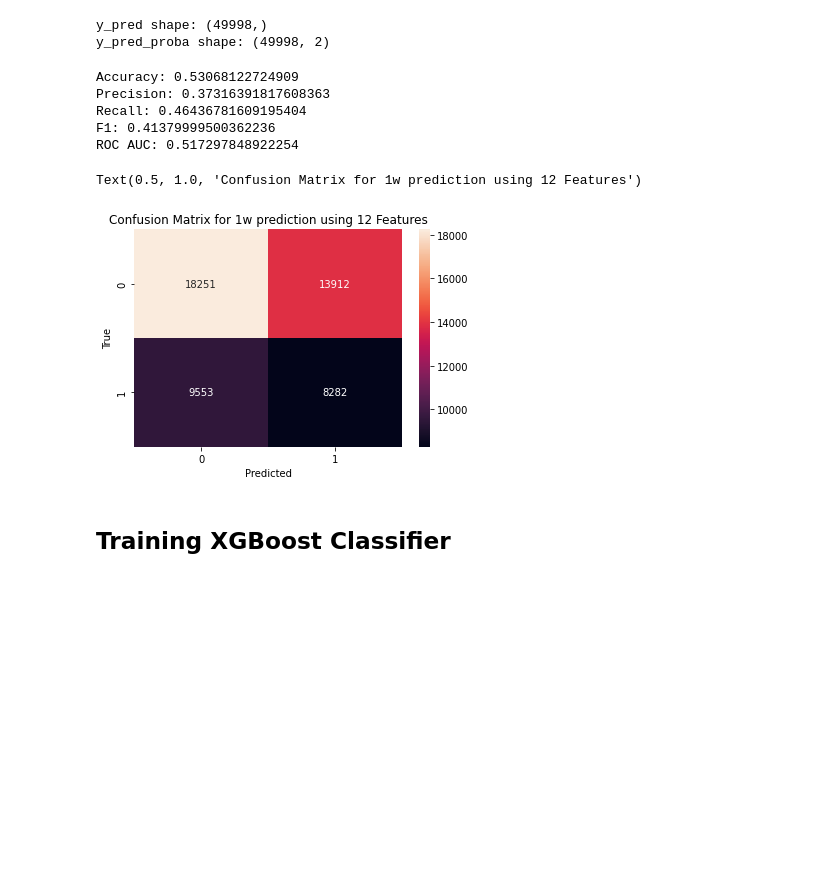
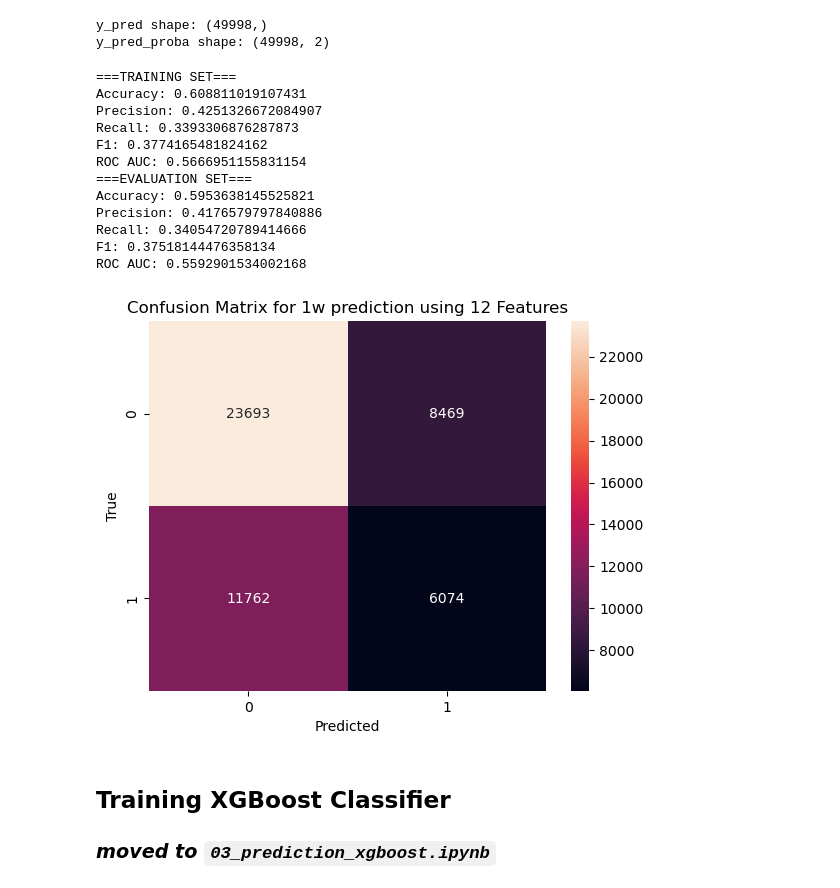
Before and after one commit to aashish-khub/bm_outperformers_project, a Jupyter notebook: dslc_documentation/03_prediction_random_forest.ipynb, the cells around one changed output. Drawn from its saved outputs; the diff is of its cells as text; code cells hidden in the pictures; blank space fills up the shorter version.

```diff
--- a/dslc_documentation/03_prediction_random_forest.ipynb
+++ b/dslc_documentation/03_prediction_random_forest.ipynb
@@ -47,9 +47,9 @@ test_ticker_df
 # %%
 NUM_FEATURES = 12
 PREDICTION_PERIOD = "1w"
-MODEL_USING_DF = active_returns_thresholded
+MODEL_USING_DF = active_returns
 # MODEL_USING_DF = test_ticker_df #turn this on to run for one company
-df = featurize_time_series(MODEL_USING_DF, PREDICTION_PERIOD, NUM_FEATURES)
+df = featurize_time_series(MODEL_USING_DF, PREDICTION_PERIOD, NUM_FEATURES,set_threshold_for_target_var_bps=N_THRESHOLD_BPS)
 target_var = "ar_" + PREDICTION_PERIOD + "_t"
 X = df.drop(columns=[target_var, "Date", "Ticker"])
 y = df[[target_var]]
@@ -100,7 +100,7 @@ y_test shape: (49999, 1)
 # %%
 from sklearn.ensemble import RandomForestClassifier
 # %%
-model = RandomForestClassifier(class_weight="balanced")
+model = RandomForestClassifier(class_weight="balanced", n_estimators=100, max_depth=5)
 model.fit(X_train, y_train)
 y_pred = model.predict(X_eval)
 y_pred_proba = model.predict_proba(X_eval)
@@ -109,3 +109,27 @@ print("y_pred_proba shape:", y_pred_proba.shape)
 # %% [output]
 y_pred shape: (49998,)
 y_pred_proba shape: (49998, 2)
+# %%
+y_train_pred = model.predict(X_train)
+y_train_pred_proba = model.predict_proba(X_train)
+print("===TRAINING SET===")
+evaluate_model_performance(y_train, y_train_pred, y_train_pred_proba,PREDICTION_PERIOD,NUM_FEATURES,plot_confusion_matrix=False)
+print("===EVALUATION SET===")
+evaluate_model_performance(y_eval, y_pred, y_pred_proba,PREDICTION_PERIOD,NUM_FEATURES)
+# %% [output]
+===TRAINING SET===
+Accuracy: 0.608811019107431
+Precision: 0.4251326672084907
+Recall: 0.3393306876287873
+F1: 0.3774165481824162
+ROC AUC: 0.5666951155831154
+===EVALUATION SET===
+Accuracy: 0.5953638145525821
+Precision: 0.4176579797840886
+Recall: 0.34054720789414666
+F1: 0.37518144476358134
+ROC AUC: 0.5592901534002168
+[figure, added]
+# %% [markdown]
+## Training XGBoost Classifier
+### *moved to `03_prediction_xgboost.ipynb`*
@@ -112,28 +183,18 @@ y_pred_proba shape: (49998, 2)
 # %%
-accuracy = accuracy_score(y_eval, y_pred)
-precision = precision_score(y_eval, y_pred)
-recall = recall_score(y_eval, y_pred)
-f1 = f1_score(y_eval, y_pred)
-roc_auc = roc_auc_score(y_eval, y_pred_proba[:,1])
-print("Accuracy:", accuracy)
-print("Precision:", precision)
-print("Recall:", recall)
-print("F1:", f1)
-print("ROC AUC:", roc_auc)
-#show the confusion matrix in a plot using seaborn.
-cm = confusion_matrix(y_eval, y_pred)
-sns.heatmap(cm, annot=True, fmt='d')
-plt.xlabel('Predicted')
-plt.ylabel('True')
-#print title that mentions the prediction period and num features
-plt.title('Confusion Matrix for ' + PREDICTION_PERIOD + " prediction using " + str(NUM_FEATURES) + " Features")
+# accuracy = accuracy_score(y_eval, y_pred)
+# precision = precision_score(y_eval, y_pred)
+# recall = recall_score(y_eval, y_pred)
+# f1 = f1_score(y_eval, y_pred)
+# roc_auc = roc_auc_score(y_eval, y_pred_proba[:,1])
+# print("Accuracy:", accuracy)
+# print("Precision:", precision)
+# print("Recall:", recall)
+# print("F1:", f1)
+# print("ROC AUC:", roc_auc)
+# #show the confusion matrix in a plot using seaborn.
+# cm = confusion_matrix(y_eval, y_pred)
+# sns.heatmap(cm, annot=True, fmt='d')
+# plt.xlabel('Predicted')
+# plt.ylabel('True')
+# #print title that mentions the prediction period and num features
+# plt.title('Confusion Matrix for ' + PREDICTION_PERIOD + " prediction using " + str(NUM_FEATURES) + " Features")
-# %% [output]
-Accuracy: 0.53068122724909
-Precision: 0.37316391817608363
-Recall: 0.46436781609195404
-F1: 0.41379999500362236
-ROC AUC: 0.517297848922254
-Text(0.5, 1.0, 'Confusion Matrix for 1w prediction using 12 Features')
-[figure, removed]
-# %% [markdown]
-## Training XGBoost Classifier
```
Also changed, not shown: parts of 6 cells of this notebook, 4 other files.
